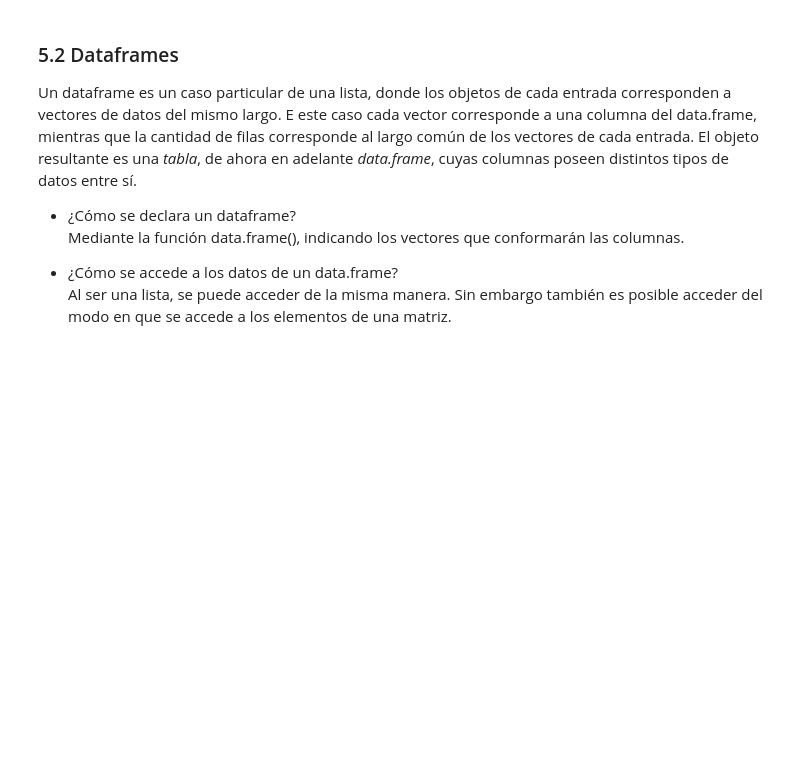
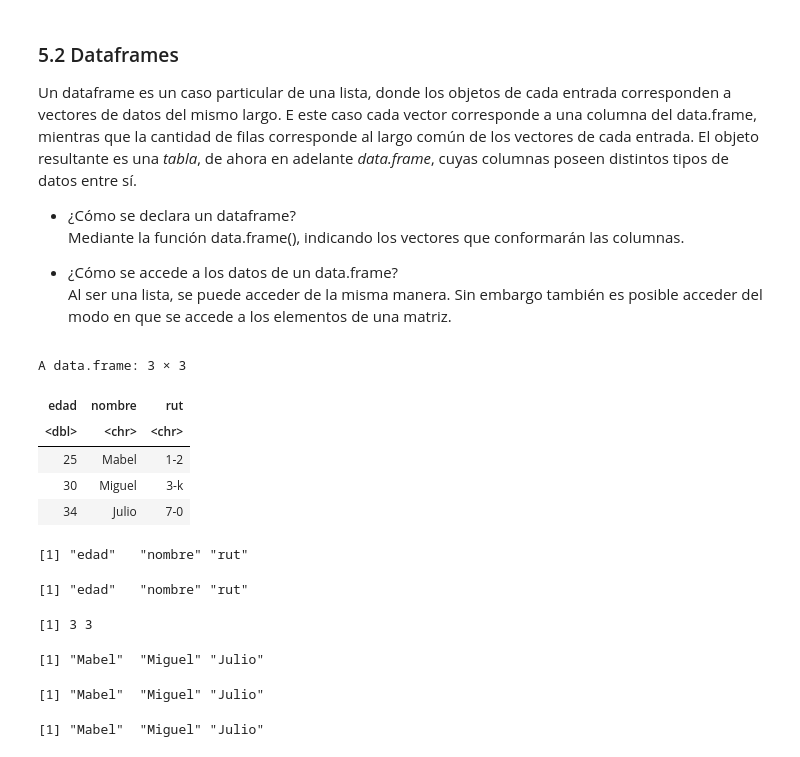
Before and after one commit to Davidestebancorrea/DBDC_202307_Programacion_en_R_para_ciencia_de_datos, a Jupyter notebook: Clases/C2/Clase_2_02_listas_y_dataframes.ipynb, the cells around one changed output. Saved outputs shown, nothing was run; the diff lists cells and outputs as text; code cells hidden in the pictures; blank space fills up the shorter version.

```diff
--- a/Clases/C2/Clase_2_02_listas_y_dataframes.ipynb
+++ b/Clases/C2/Clase_2_02_listas_y_dataframes.ipynb
@@ -72,7 +314,33 @@ Un dataframe es un caso particular de una lista, donde los objetos de cada entra
 # %%
 # 5.2 Dataframes ----------
 # Ejemplo sencillo de definición de un data.frame
 # recordar que 1:3 es lo mismo que c(1,2,3)
+df <- data.frame(edad = c(25,30,34),
+                 nombre = c("Mabel", "Miguel", "Julio"),
+                 rut = c("1-2", "3-k", "7-0"))
+df
+# %% [output]
+A data.frame: 3 × 3
+| edad | nombre | rut |
+| <dbl> | <chr> | <chr> |
+| 25 | Mabel | 1-2 |
+| 30 | Miguel | 3-k |
+| 34 | Julio | 7-0 |
+# %%
+colnames(df)
+names(df)
+dim(df)
+# %% [output]
+[1] "edad"   "nombre" "rut"
+[1] "edad"   "nombre" "rut"
+[1] 3 3
 # %%
 # Acceso a columnas de un data.frame
 ## Igual que en una lista
+df[[2]]
+df[["nombre"]]
+df$nombre
+# %% [output]
+[1] "Mabel"  "Miguel" "Julio"
+[1] "Mabel"  "Miguel" "Julio"
+[1] "Mabel"  "Miguel" "Julio"
```
Also changed, not shown: parts of 38 cells of this notebook.
